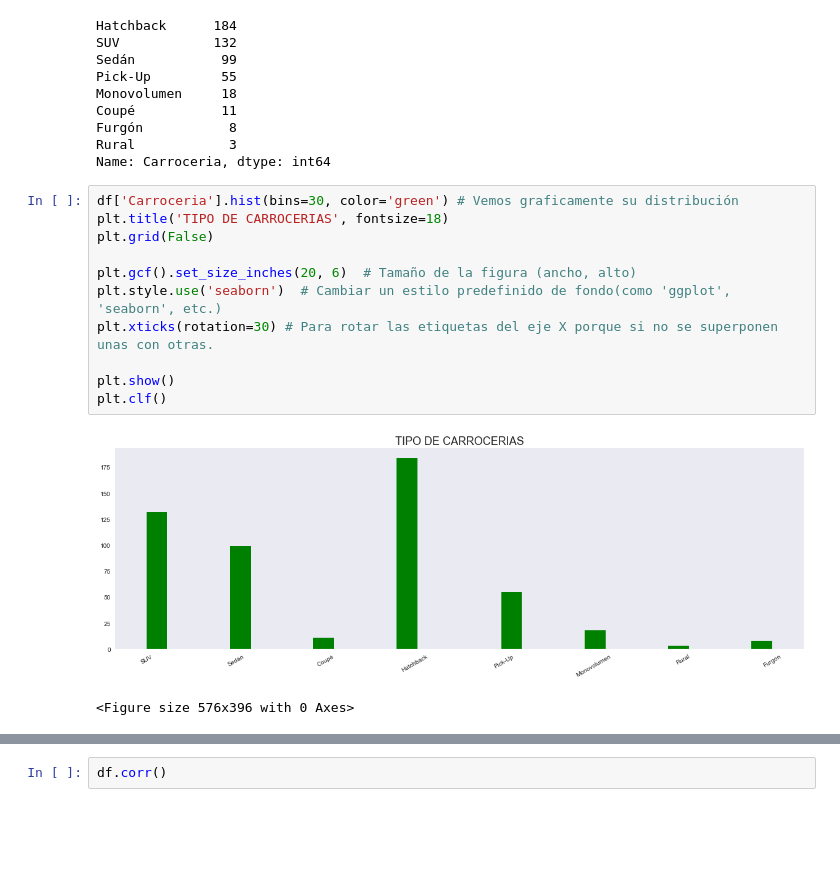
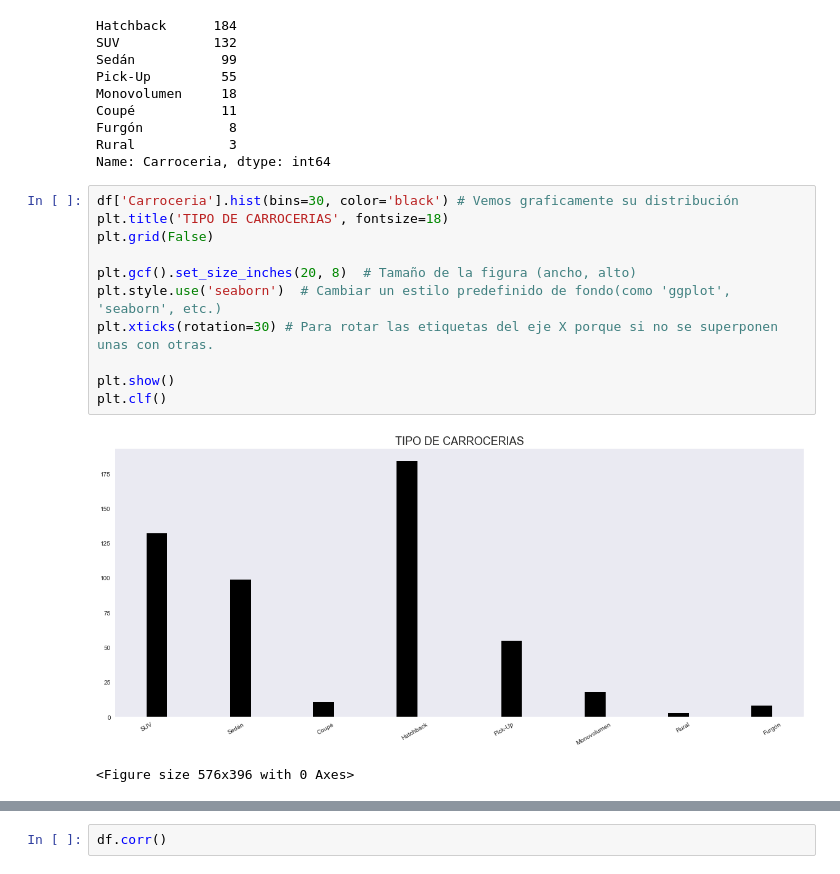
Before and after one commit to NestorDiazDataSC/Analisis_de_Datos, a Jupyter notebook: Argentina_Cars/argentina_cars.ipynb, the cells around one changed output, grey strips where cells are left out. Drawn from its saved outputs; the diff is of its cells as text; blank space fills up the shorter version.

```diff
--- a/Argentina_Cars/argentina_cars.ipynb
+++ b/Argentina_Cars/argentina_cars.ipynb
@@ -232,18 +243,18 @@ Furgón           8
 Rural            3
 Name: Carroceria, dtype: int64
 # %%
-df['Carroceria'].hist(bins=30, color='green') # Vemos graficamente su distribución
+df['Carroceria'].hist(bins=30, color='black') # Vemos graficamente su distribución
 plt.title('TIPO DE CARROCERIAS', fontsize=18)
 plt.grid(False)
 
-plt.gcf().set_size_inches(20, 6)  # Tamaño de la figura (ancho, alto)
+plt.gcf().set_size_inches(20, 8)  # Tamaño de la figura (ancho, alto)
 plt.style.use('seaborn')  # Cambiar un estilo predefinido de fondo(como 'ggplot', 'seaborn', etc.)
 plt.xticks(rotation=30) # Para rotar las etiquetas del eje X porque si no se superponen unas con otras.
 
 plt.show()
 plt.clf()
 # %% [output]
-[figure, old version]
+[figure, new version]
 <Figure size 576x396 with 0 Axes>
 # %%
 df.Color.value_counts()
```
Also changed, not shown: parts of 89 cells of this notebook.
